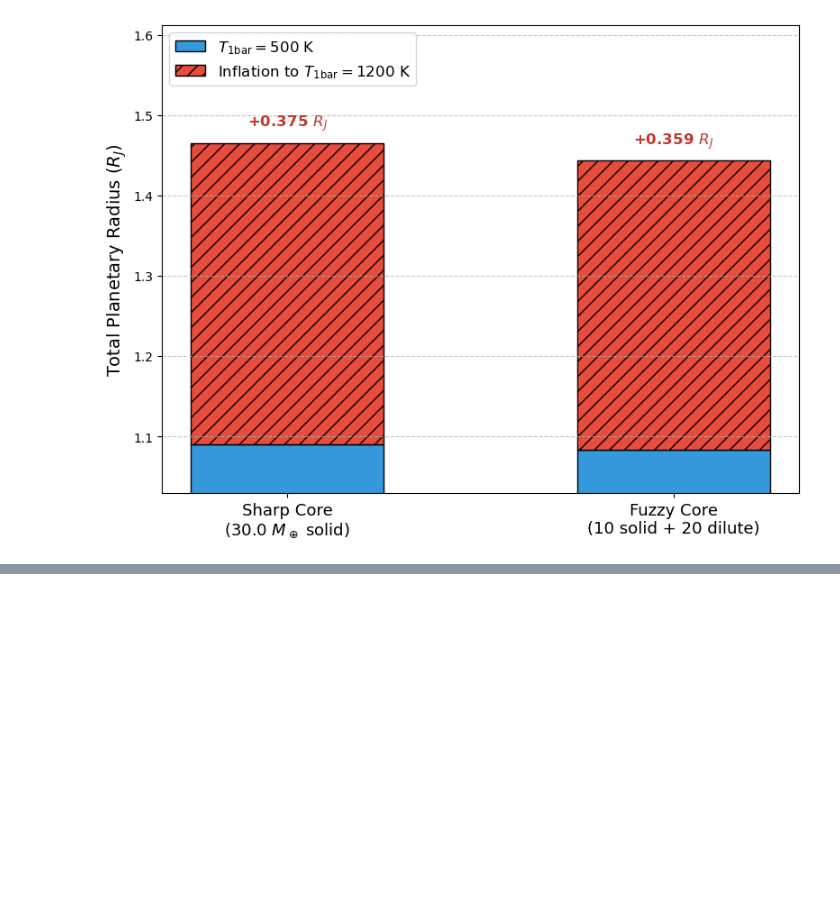
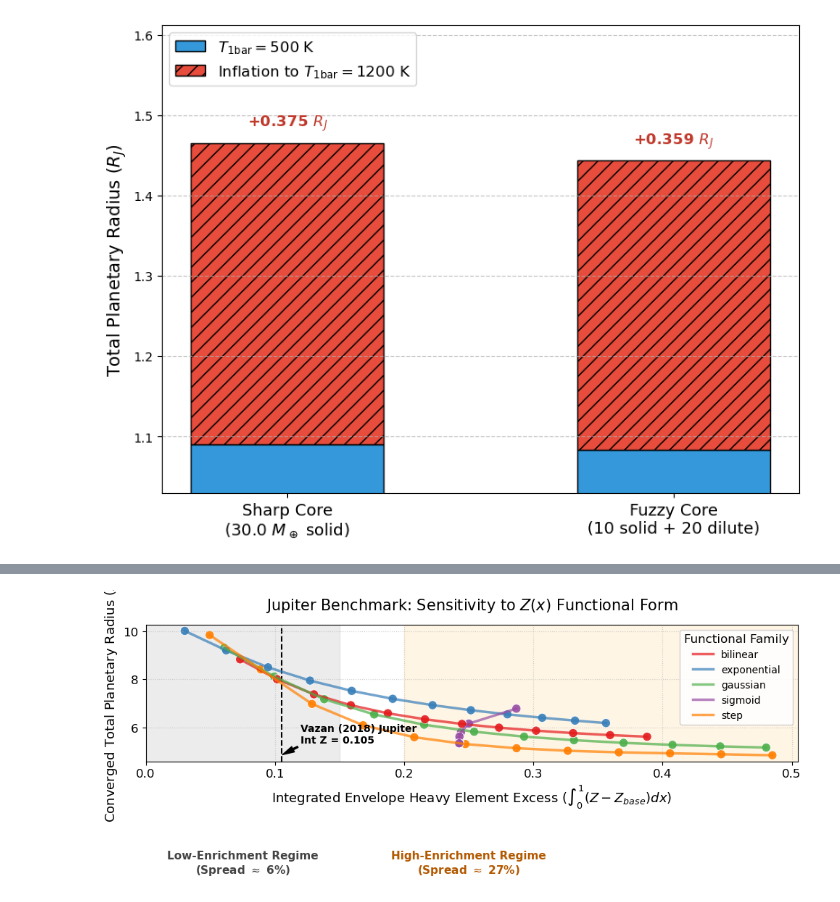
Before and after one commit to ChristianSWilkinson/fuzzycore, a Jupyter notebook: notebooks/planet_stats.ipynb, the cells around one changed output, grey strips where cells are left out. Saved outputs shown, nothing was run; the diff lists cells and outputs as text; code cells hidden in the pictures; blank space fills up the shorter version.

```diff
--- a/notebooks/planet_stats.ipynb
+++ b/notebooks/planet_stats.ipynb
@@ -574,0 +1350,98 @@ Intel MKL WARNING: Support of Intel(R) Streaming SIMD Extensions 4.2 (Intel(R) S
+# %%
+import pandas as pd
+import matplotlib.pyplot as plt
+import seaborn as sns
+from scipy.interpolate import interp1d
+
+# 1. Load the Jupiter Robustness Data
+df_jup = pd.read_csv('../data/profile_robustness_jupiter.csv')
+df_jup_success = df_jup[df_jup['Status'] == 'ok'].copy()
+
+# Sort families so the legend is consistent
+hue_order = sorted(df_jup_success['Family'].unique())
+palette = sns.color_palette("Set1", n_colors=len(hue_order))
+
+# 2. Setup Plot
+fig, ax = plt.subplots(figsize=(10, 6))
+
+# Highlight the Regimes
+# Regime 1: Jupiter / Vazan (Low Spread)
+ax.axvspan(0.0, 0.15, color='gray', alpha=0.15, zorder=0)
+ax.text(0.075, ax.get_ylim()[1] * 0.95, "Low-Enrichment Regime\n(Spread $\\approx$ 6%)",
+        ha='center', va='top', fontsize=11, fontweight='bold', color='#444444')
+
+# Regime 2: Sub-Neptunes (High Spread)
+ax.axvspan(0.20, df_jup_success['Integrated_Z_excess'].max() * 1.05, color='orange', alpha=0.1, zorder=0)
+ax.text(0.25, ax.get_ylim()[1] * 0.95, "High-Enrichment Regime\n(Spread $\\approx$ 27%)",
+        ha='center', va='top', fontsize=11, fontweight='bold', color='#b35900')
+
+# 3. Plot the Robustness Sweeps
+sns.lineplot(
+    data=df_jup_success,
+    x='Integrated_Z_excess',
+    y='R_total_Re',
+    hue='Family',
+    hue_order=hue_order,
+    palette=palette,
+    linewidth=2.5,
+    alpha=0.7,
+    ax=ax
+)
+
+sns.scatterplot(
+    data=df_jup_success,
+    x='Integrated_Z_excess',
+    y='R_total_Re',
+    hue='Family',
+    hue_order=hue_order,
+    s=80,
+    alpha=0.9,
+    palette=palette,
+    legend=False,
+    ax=ax
+)
+
+# 4. Add the Vazan Jupiter Reference Line
+int_Z_vaz = 0.105
+y_min = df_jup_success['R_total_Re'].min()
+
+ax.axvline(x=int_Z_vaz, color='black', linestyle='--', linewidth=1.5, zorder=1)
+ax.annotate(f'Vazan (2018) Jupiter\nInt Z = {int_Z_vaz:.3f}',
+            xy=(int_Z_vaz, y_min),
+            xytext=(int_Z_vaz + 0.015, y_min + 0.5),
+            arrowprops=dict(facecolor='black', shrink=0.05, width=1.5, headwidth=6),
+            fontsize=10, fontweight='bold')
+
+# 5. Formatting
+ax.set_xlabel(r'Integrated Envelope Heavy Element Excess ($\int_0^1 (Z - Z_{base}) dx$)', fontsize=13)
+ax.set_ylabel(r'Converged Total Planetary Radius ($R_\oplus$)', fontsize=13)
+ax.set_title('Jupiter Benchmark: Sensitivity to $Z(x)$ Functional Form', fontsize=15, pad=15)
+
+ax.grid(True, linestyle=':', alpha=0.6)
+ax.set_xlim(0.0, df_jup_success['Integrated_Z_excess'].max() + 0.02)
+
+# Custom Legend
+handles, labels = ax.get_legend_handles_labels()
+ax.legend(handles, labels, title='Functional Family', loc='upper right', framealpha=0.9, fontsize=10)
+
+plt.tight_layout()
+plt.show()
+
+# --- OPTIONAL: Quantify the spread explicitly at the Jupiter mark ---
+print("--- Interpolated Spread at Vazan's Jupiter Regime (Int_Z = 0.105) ---")
+radii_at_target = {}
+for family in df_jup_success['Family'].unique():
+    df_fam = df_jup_success[df_jup_success['Family'] == family].sort_values('Integrated_Z_excess')
+    x = df_fam['Integrated_Z_excess'].values
+    y = df_fam['R_total_Re'].values
+    if x.min() <= int_Z_vaz <= x.max():
+        f = interp1d(x, y)
+        radii_at_target[family] = float(f(int_Z_vaz))
+        print(f"{family.capitalize():>12}: {radii_at_target[family]:.3f} R_earth")
+
+if radii_at_target:
+    r_min = min(radii_at_target.values())
+    r_max = max(radii_at_target.values())
+    print(f"\nSpread: {((r_max - r_min) / r_min * 100):.2f}%")
+# %% [output]
+[figure, added]
```
Also changed, not shown: parts of 15 cells of this notebook, 29 other files.
